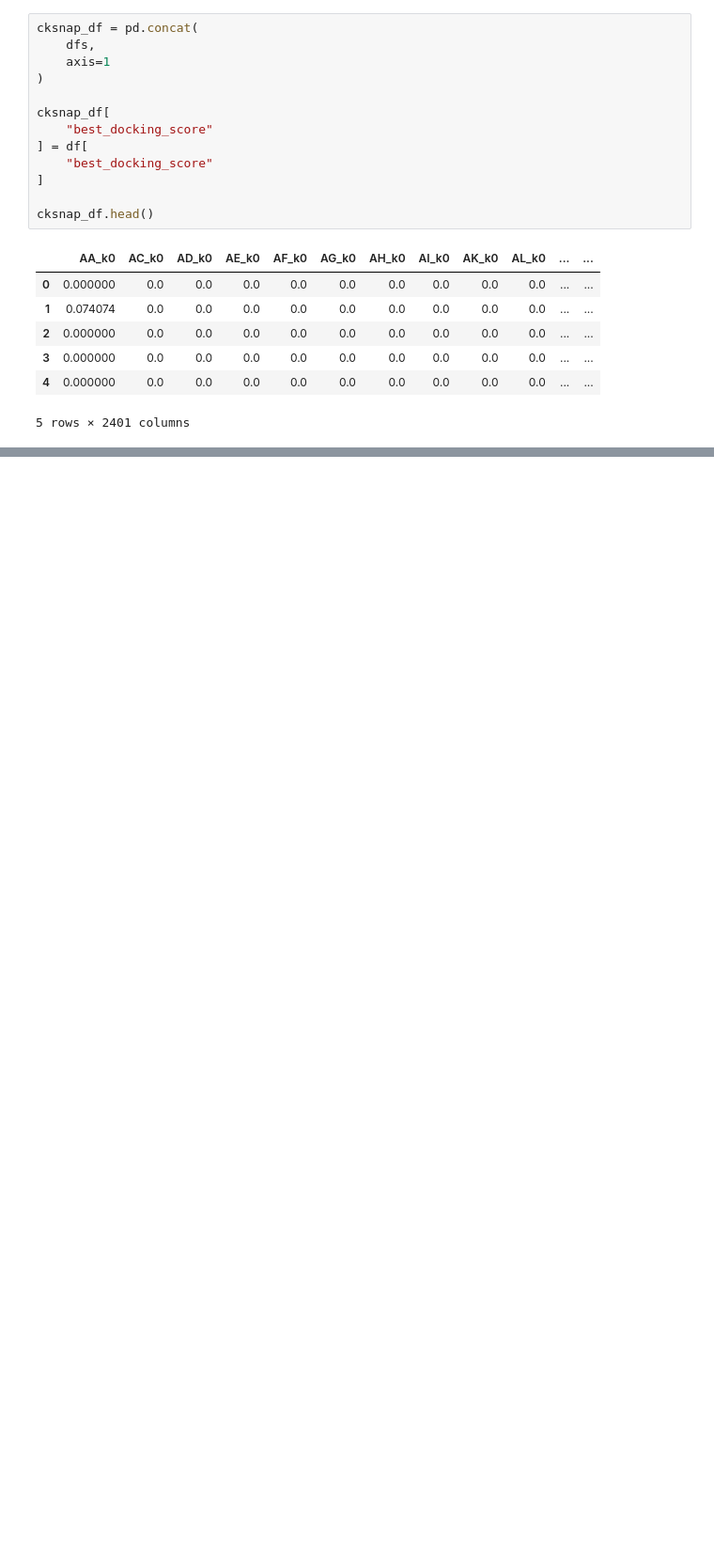
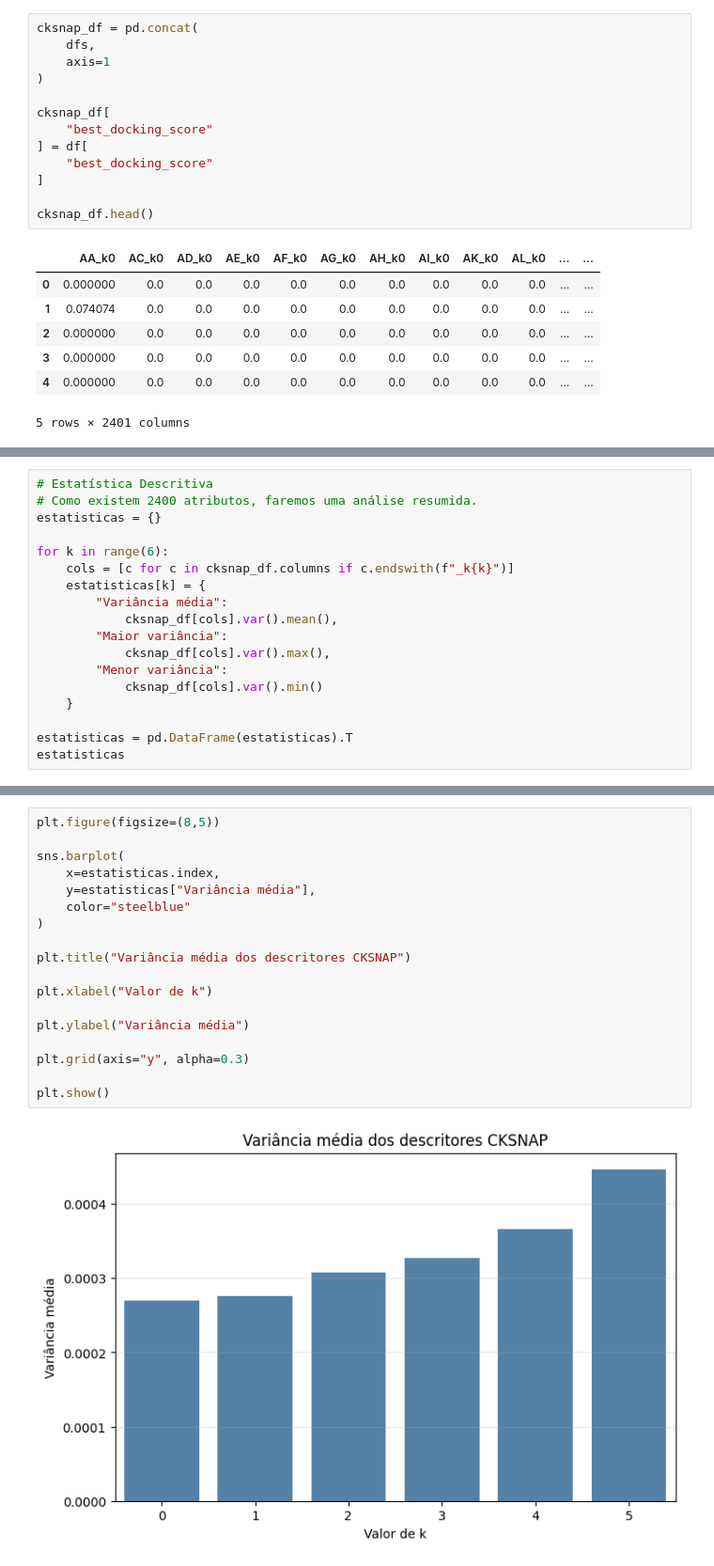
Before and after one commit to amaurywalbert/projeto-mineracao, a Jupyter notebook: notebooks/04_CKSNAP.ipynb, the cells around one changed output, grey strips where cells are left out. Shown at 94% size. Drawn from its saved outputs; the diff is of its cells as text; blank space fills up the shorter version.

```diff
--- a/notebooks/04_CKSNAP.ipynb
+++ b/notebooks/04_CKSNAP.ipynb
@@ -268,0 +311,18 @@ cksnap_df.head()
+# %%
+# Estatística Descritiva
+# Como existem 2400 atributos, faremos uma análise resumida.
+estatisticas = {}
+
+for k in range(6):
+    cols = [c for c in cksnap_df.columns if c.endswith(f"_k{k}")]
+    estatisticas[k] = {
+        "Variância média":
+            cksnap_df[cols].var().mean(),
+        "Maior variância":
+            cksnap_df[cols].var().max(),
+        "Menor variância":
+            cksnap_df[cols].var().min()
+    }
+
+estatisticas = pd.DataFrame(estatisticas).T
+estatisticas
@@ -268,0 +337,20 @@ cksnap_df.head()
+# %%
+plt.figure(figsize=(8,5))
+
+sns.barplot(
+    x=estatisticas.index,
+    y=estatisticas["Variância média"],
+    color="steelblue"
+)
+
+plt.title("Variância média dos descritores CKSNAP")
+
+plt.xlabel("Valor de k")
+
+plt.ylabel("Variância média")
+
+plt.grid(axis="y", alpha=0.3)
+
+plt.show()
+# %% [output]
+[figure, added]
```
Also changed, not shown: parts of 18 cells of this notebook, 2 other files.
